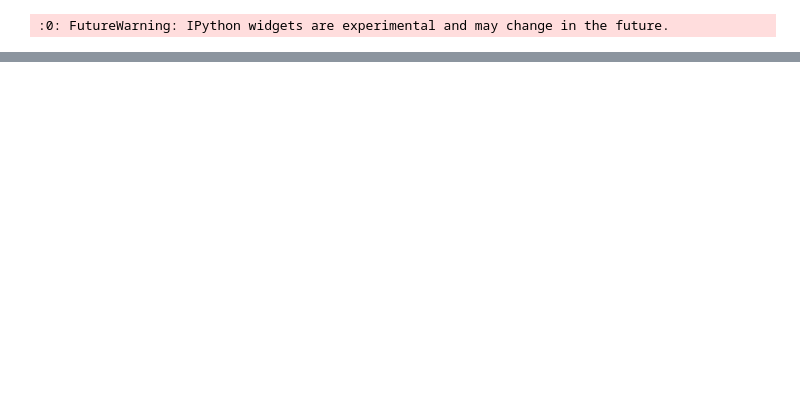
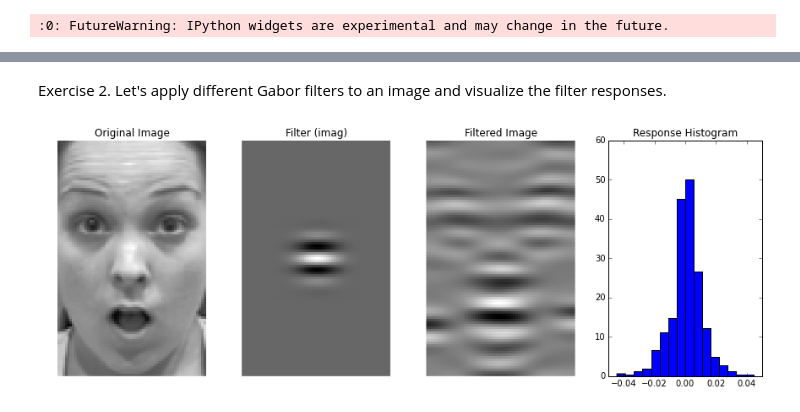
Before and after one commit to guruucsd/EigenfaceDemo, a Jupyter notebook: src/Gabor Filter Demo.ipynb, the cells around one changed output, grey strips where cells are left out. Drawn from its saved outputs; the diff is of its cells as text; code cells hidden in the pictures; blank space fills up the shorter version.

Commit message:
Added Gabor filter demo

```diff
--- a/src/Gabor Filter Demo.ipynb
+++ b/src/Gabor Filter Demo.ipynb
@@ -54,0 +79,17 @@ interactive(plot_filter_result, n=(0,dataset.images.shape[0]-1),
+# %% [markdown]
+Exercise 2. Let's apply different Gabor filters to an image and visualize the filter responses.
+# %%
+#from skimage.filters import gabor_filter
+from filters import gabor_filter
+import pickle
+dataset=pickle.load(open('cafe.pkl','r')) # or 'pofa.pkl' for POFA
+
+import demo
+interactive(demo.plot_gabor_filtering,
+            dataset=fixed(dataset),
+            image_id=(0,dataset.images.shape[0]-1),
+            frequency=FloatSlider(min=0.001, max=0.5, value=0.1),
+            theta=FloatSlider(min=0, max=pi, value=pi / 2.0),
+            real_or_imag={'Real': 0, 'Imag': 1})
+# %% [output]
+[figure, added]
```
Also changed, not shown: parts of 15 cells of this notebook, 4 other files.
